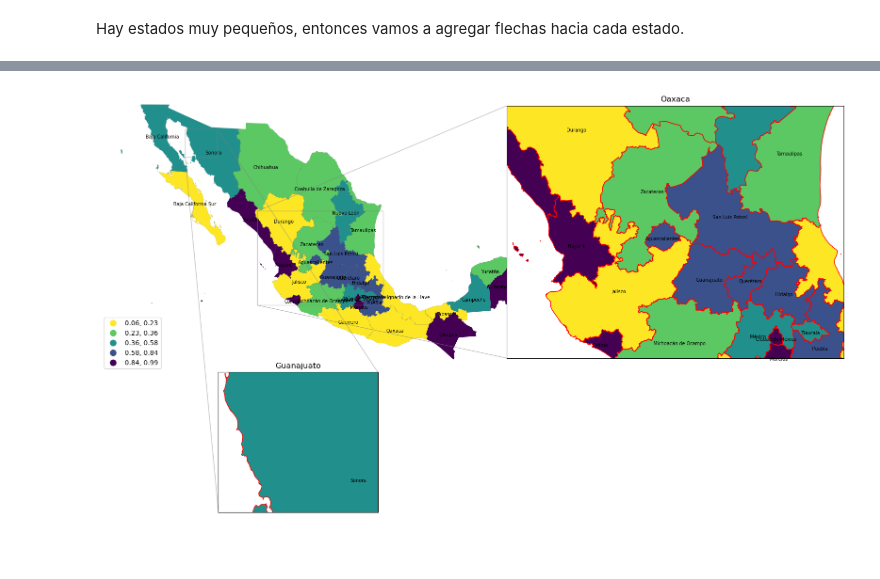
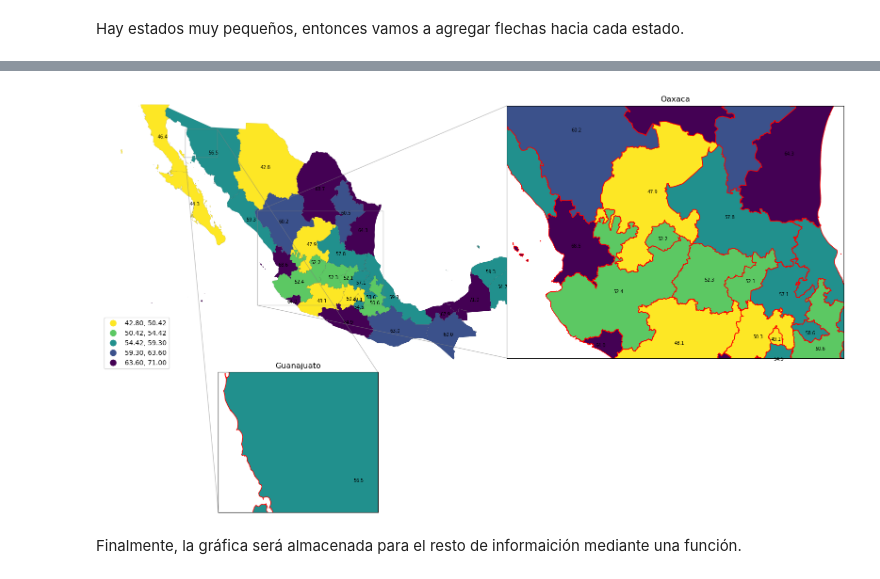
Before and after one commit to Dust1920/SIM26, a Jupyter notebook: visualization/maps_mexico.ipynb, the cells around one changed output, grey strips where cells are left out. Cells and saved outputs as stored; diff of their text form; code cells hidden in the pictures; blank space fills up the shorter version.

```diff
--- a/visualization/maps_mexico.ipynb
+++ b/visualization/maps_mexico.ipynb
@@ -399,24 +428,3 @@ def order_dict_values(data: dict):
     sorted_tidy = dict(sorted(data.items(), key=lambda item:item[1]))
     ds = list(sorted_tidy.keys())
     return ds
-# %%
-
-# mexico.plot('data1',figsize=(5,5))
-
-
-
-ax = mexico.plot('data1',figsize=(10,10))
-mexico.apply(lambda x: ax.annotate( text = x['NOMGEO'],
-                                   xy=x.geometry.centroid.coords[0],
-                                   fontsize=7,
-                                   horizontalalignment='center',
-                                   verticalalignment='top'), axis=1)
-x, y, arrow_length = 0.7, 1, 0.1
-
-ax.annotate('XD', xy=(0.5, 0.5), xytext=(x, y-arrow_length),
-            arrowprops=dict(facecolor='blue', width=0.4, headwidth=6),
-            ha='center', va='center', fontsize=20,
-            xycoords=ax.transAxes)
-axins = ax.inset_axes([1.1, 0.5, 0.4, 0.4])
-axins.set(xlim=(2e6, 3e6), ylim=(0.75e6, 1.5e6))
-ax.indicate_inset_zoom(axins)
@@ -433,46 +438,49 @@ axins = ax.inset_axes([0.86, 0.05, 0.9, 0.9])
 axins2 = ax.inset_axes([0.2, -0.5, 0.5, 0.5])
 
 # Gráfica principal
-mexico.plot(column='data1', legend=True, ax=ax, scheme='quantiles', k=5, cmap='viridis_r', legend_kwds={'loc': 'lower left'})
-mexico.boundary.plot(lw=0.05, color='k', ax=ax)
+mexico_conf.plot(column='Gobierno Federal', legend=True, ax=ax, scheme='quantiles', k=5, cmap='viridis_r', legend_kwds={'loc': 'lower left'})
+mexico_conf.boundary.plot(lw=0.05, color='k', ax=ax)
 
 # Gráfica recuadro 1
-mexico.plot(column='data1', legend=False, ax=axins, scheme='quantiles', k=5, cmap='viridis_r')
-mexico.boundary.plot(lw=0.25, color='k', ax=axins)
-mexico.boundary.plot(lw=1, color='red', ax=axins)
+mexico_conf.plot(column='Gobierno Federal', legend=False, ax=axins, scheme='quantiles', k=5, cmap='viridis_r')
+mexico_conf.boundary.plot(lw=0.25, color='k', ax=axins)
+mexico_conf.boundary.plot(lw=1, color='red', ax=axins)
 
 # Gráfica recuadro 2
-mexico.plot(column='data1', legend=False, ax=axins2, scheme='quantiles', k=5, cmap='viridis_r')
-mexico.boundary.plot(lw=0.25, color='k', ax=axins2)
-mexico.boundary.plot(lw=1, color='red', ax=axins2)
+mexico_conf.plot(column='Gobierno Federal', legend=False, ax=axins2, scheme='quantiles', k=5, cmap='viridis_r')
+mexico_conf.boundary.plot(lw=0.25, color='k', ax=axins2)
+mexico_conf.boundary.plot(lw=1, color='red', ax=axins2)
 
 # limita área a mostrar recuadro 1 y 2
 axins.set(ylabel='', xlabel='', xlim=(2e6, 3e6), ylim=(0.75e6, 1.5e6), xticks=[], yticks=[], title='Oaxaca')
 axins2.set(ylabel='', xlabel='', xlim=(1425000, 1680000), ylim=(2229203-300000, 2453767-300000), xticks=[], yticks=[], title='Guanajuato')
 
-mexico.apply(lambda x: ax.annotate( text = x['NOMGEO'],
+mexico_2 = mexico_conf.iloc[1:,:]
+mexico_2.apply(lambda x: ax.annotate( text = x['Gobierno Federal'],
                                    xy=x.geometry.centroid.coords[0],
                                    fontsize=7,
                                    horizontalalignment='center',
                                    verticalalignment='top'), axis=1)
-mexico.apply(lambda x: axins.annotate( text = x['NOMGEO'],
+mexico_2.apply(lambda x: axins.annotate( text = x['Gobierno Federal'],
                                    xy=x.geometry.centroid.coords[0],
                                    fontsize=7,
                                    horizontalalignment='center',
                                    verticalalignment='top'), axis=1)
-mexico.apply(lambda x: axins2.annotate( text = x['NOMGEO'],
+mexico_2.apply(lambda x: axins2.annotate( text = x['Gobierno Federal'],
                                    xy=x.geometry.centroid.coords[0],
                                    fontsize=7,
                                    horizontalalignment='center',
                                    verticalalignment='top'), axis=1)
 
 # Elimina marco de la gráfica principal
 ax.set_axis_off()
 # Establece líneas de los recuadros a la gráfica principal
 ax.indicate_inset_zoom(axins)
 ax.indicate_inset_zoom(axins2)
 
 # Tamaño de la gráfica final
 fig.set_size_inches(12, 8)
 # %% [output]
-[figure, old version]
+[figure, new version]
+# %% [markdown]
+Finalmente, la gráfica será almacenada para el resto de informaición mediante una función.
```
Also changed, not shown: parts of 28 cells of this notebook, 6 other files.
